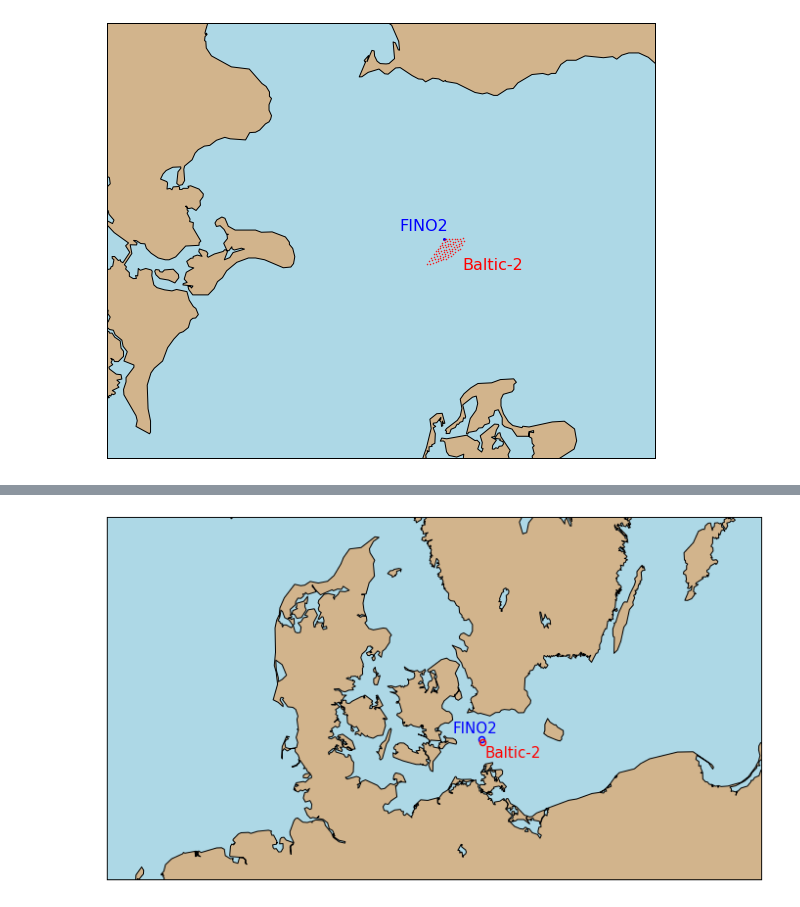
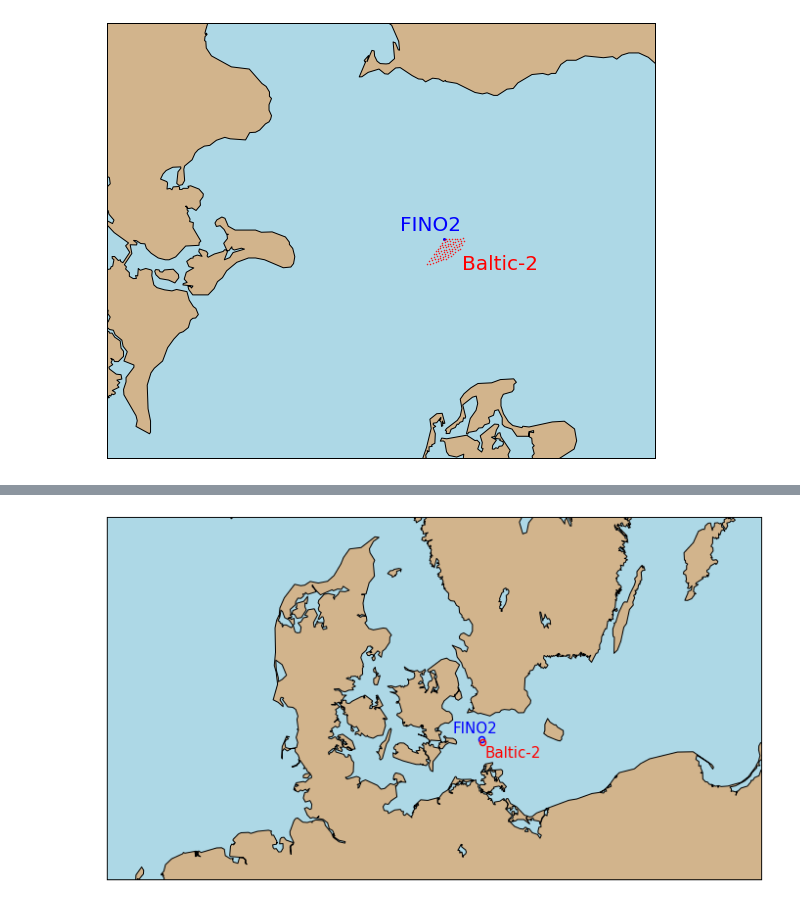
Before and after one commit to joejoeyjoseph/i-validate, a Jupyter notebook: notebooks/z_plot_baltic2_layout.ipynb, the cells around one changed output, grey strips where cells are left out. Saved outputs shown, nothing was run; the diff lists cells and outputs as text; code cells hidden in the pictures.

```diff
--- a/notebooks/z_plot_baltic2_layout.ipynb
+++ b/notebooks/z_plot_baltic2_layout.ipynb
@@ -17,26 +17,26 @@ baltic2_df = pd.read_excel('../data/baltic2/baltic-2_layout.xlsx', sheet_name='e
 # %%
 fig = plt.figure(num=None, figsize=(12, 8))
 m = Basemap(projection='merc',
             llcrnrlat=54.5, urcrnrlat=55.5, llcrnrlon=11.8, urcrnrlon=14,
             resolution='h')
 m.drawcoastlines()
 m.fillcontinents(color='tan',lake_color='lightblue')
 m.drawmapboundary(fill_color='lightblue')
 # m.shadedrelief(scale=2)
 
 x, y = m(fino2_lon, fino2_lat)
 plt.plot(x, y, 'ob', markersize=2)
 
 xt, yt = m(fino2_lon-0.18, fino2_lat+0.02)
-plt.text(xt, yt, 'FINO2', c='b', fontsize=16)
+plt.text(xt, yt, 'FINO2', c='b', fontsize=20)
 
 for ind, row in baltic2_df.iterrows():
     x, y = m(row['lon'], row['lat'])
     plt.plot(x, y, '.r', markersize=1)
 
 xt, yt = m(fino2_lon+0.07, fino2_lat-0.07)
-plt.text(xt, yt, 'Baltic-2', c='r', fontsize=16)
+plt.text(xt, yt, 'Baltic-2', c='r', fontsize=20)
 
 plt.show()
 # %% [output]
-[figure, old version]
+[figure, new version]
```
Also changed, not shown: parts of 3 cells of this notebook.
